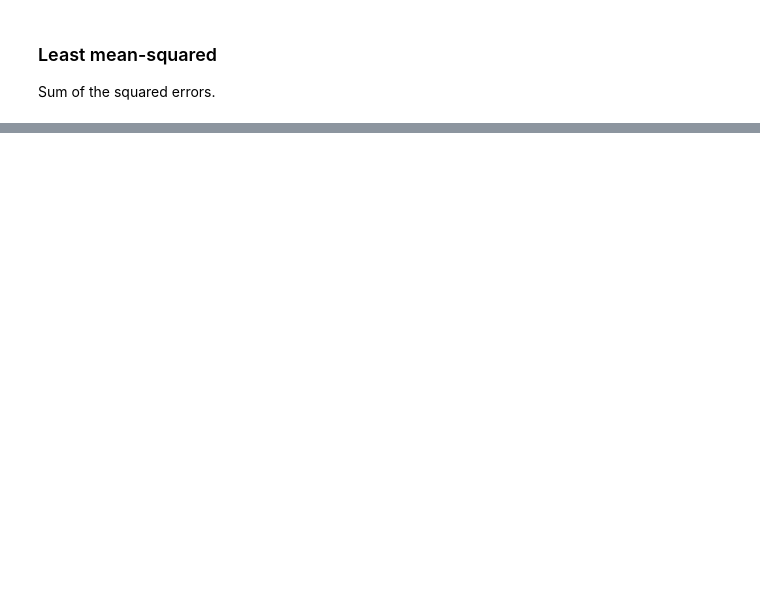
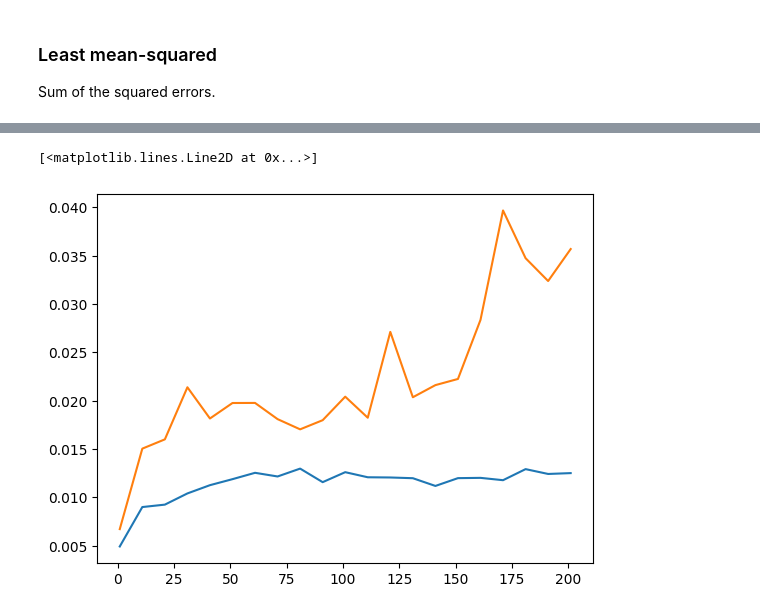
Before and after one commit to rhtweedie/ghcnd_ml, a Jupyter notebook: RNN_single_var.ipynb, the cells around one changed output, grey strips where cells are left out. Cells and saved outputs as stored; diff of their text form; code cells hidden in the pictures; blank space fills up the shorter version.

```diff
--- a/RNN_single_var.ipynb
+++ b/RNN_single_var.ipynb
@@ -219,0 +277,7 @@ print(fake_mse)
+# %%
+fig, ax = plt.subplots()
+ax.plot(offsets[:len(costs)], costs)
+ax.plot(offsets[:len(val_costs)], val_costs)
+# %% [output]
+[<matplotlib.lines.Line2D at 0x...>]
+[figure, added]
```
Also changed, not shown: parts of 14 cells of this notebook.
